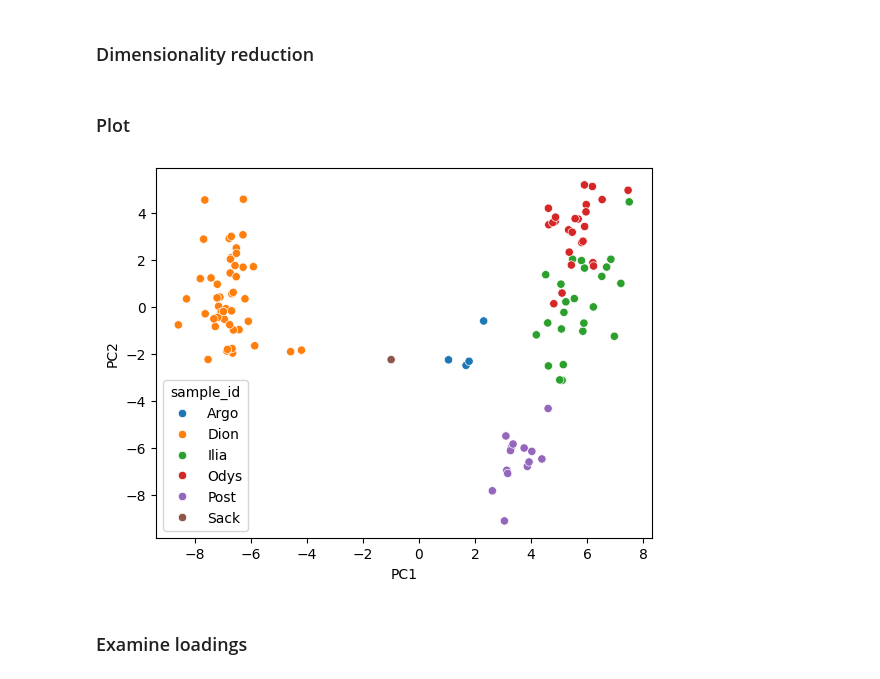
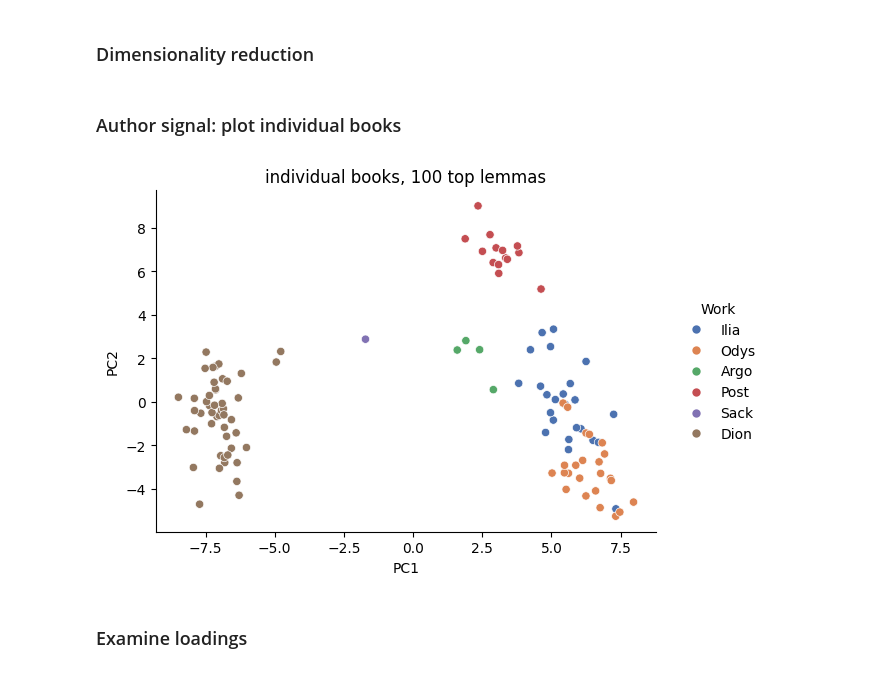
Before and after one commit to cwf2/uva_common, a Jupyter notebook: 1 - Method Demo.ipynb, the cells around one changed output. Drawn from its saved outputs; the diff is of its cells as text; code cells hidden in the pictures.

Commit message:
update figure generation

```diff
--- a/1 - Method Demo.ipynb
+++ b/1 - Method Demo.ipynb
@@ -14,6 +14,7 @@ from sklearn.preprocessing import StandardScaler
 ### Global values
 # %%
 data_dir = "data"
+plot_dir = "plot"
 # %% [markdown]
 ### Load tokens
 # %%
@@ -24,15 +23,8 @@ tokens = pd.read_csv(token_file, delimiter="\t", dtype=str)
-# %%
-tokens.loc[tokens["lemma"]=="δʼ", "lemma"] = "δέ"
-tokens.loc[tokens["lemma"]=="τʼ", "lemma"] = "τε"
-tokens.loc[tokens["lemma"]=="ἀλλʼ", "lemma"] = "ἀλλά"
-tokens.loc[tokens["lemma"]=="ἄρʼ", "lemma"] = "ἄρα"
-tokens.loc[tokens["lemma"]=="ἐπʼ", "lemma"] = "ἐπί"
-tokens.loc[tokens["lemma"]=="οὐδʼ", "lemma"] = "οὐδέ"
 # %% [markdown]
 ### Select most frequent lemmas
 # %%
 # corpus-wide count for all non-punctuation lemmas, from most frequent to least
-corpus_lemma_count = tokens.loc[~(tokens["pos"]=="PUNCT"), "lemma"].value_counts()
+corpus_lemma_count = tokens["lemma"].value_counts()
 
 # a list of the top lemmas
 top_lemmas = corpus_lemma_count.head(100).index
@@ -103,20 +95,41 @@ model = PCA(n_components=3)
 scaled = StandardScaler().fit_transform(samples)
 pca = pd.DataFrame(model.fit_transform(scaled), columns=["PC1", "PC2", "PC3"])
 # %% [markdown]
-### Plot
+### Author signal: plot individual books
 # %%
+# Labels for legend: take first 4 chars of index (e.g. "Iliad" -> "Ilia")
 short_label = samples.index.str.slice(0,4)
 
-fig, ax = plt.subplots()
-sns.scatterplot(data=pca,
+# Custom order for labels in the legend (top to bottom)
+label_order = ["Ilia", "Odys", "Argo", "Post", "Sack", "Dion"]
+
+# Plot using Seaborn
+g = sns.relplot(data=pca,
     x = "PC1",
     y = "PC2",
-    hue = short_label,
+    hue = short_label,        # color points by work
+    hue_order = label_order,
+    palette = "deep",         # seaborn color palette; try "muted", "bright", "colorblind", etc.
+)
+
+# Figure dimensions in inches (width, height)
+g.figure.set_size_inches(7, 4)
+
+# Set figure title
+g.ax.set_title(f"individual books, {len(samples.columns)} top lemmas")
+
+# Set legend heading
+g._legend.set_title("Work")
+
+# Export figure as png file
+g.savefig(os.path.join(plot_dir, "PCA_by_book.png"),
+    # dpi=300,              # uncomment for higher resolution (default 100)
+    # bbox_inches="tight",  # uncomment to trim whitespace around figure
 )
 
 plt.show()
 # %% [output]
-[figure, old version]
+[figure, new version]
 # %% [markdown]
 ### Examine loadings
 # %%
```
Also changed, not shown: parts of 4 cells of this notebook, 3 other files.
